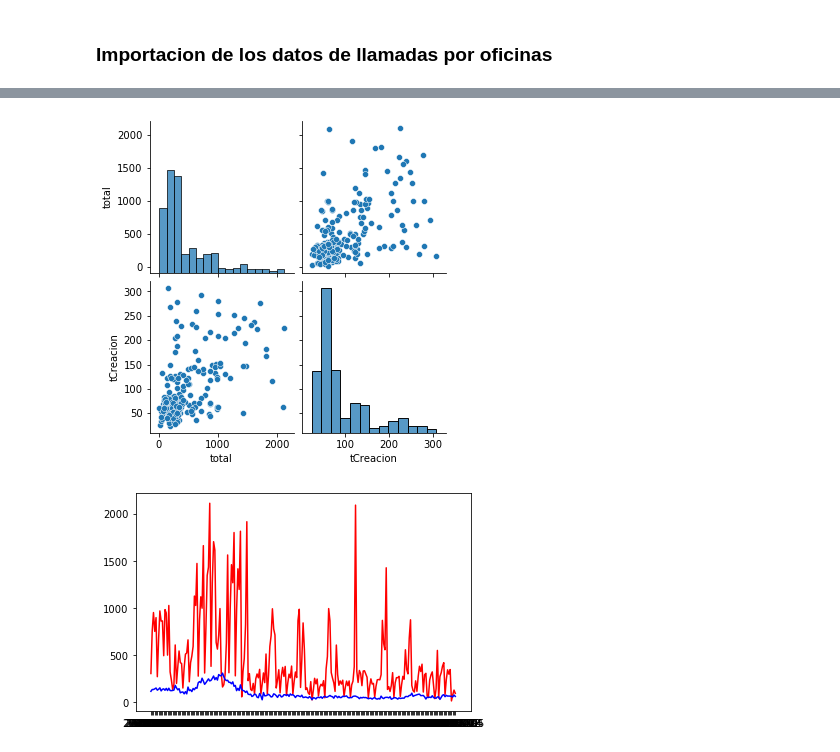
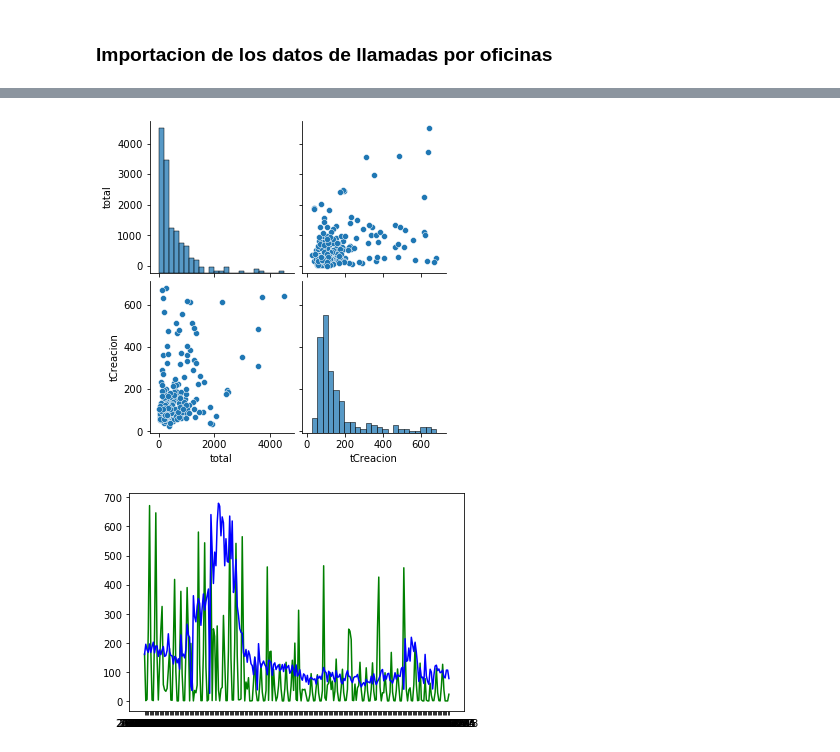
Before and after one commit to toniet/TFG, a Jupyter notebook: TFM_MVP.ipynb, the cells around one changed output, grey strips where cells are left out. Cells and saved outputs as stored; diff of their text form; code cells hidden in the pictures.

```diff
--- a/TFM_MVP.ipynb
+++ b/TFM_MVP.ipynb
@@ -61,14 +61,16 @@ def updateDate(s):
     nDate = np.nan
     ## Arreglar los 24H
     if s['Código servicio'] in envio24h:
-        nDate = s['Fecha envío'] + datetime.timedelta(days=1)
+        nDate = s['Fecha envío'] + datetime.timedelta(days=4)
     elif s['Código servicio'] in envio48h:
-        nDate = s['Fecha envío'] + datetime.timedelta(days=2)
+        nDate = s['Fecha envío'] + datetime.timedelta(days=5)
     else:
-        nDate = s['Fecha envío'] + datetime.timedelta(days=3)
+        nDate = s['Fecha envío'] + datetime.timedelta(days=6)
 
     if nDate.isoweekday() == 7:
         nDate = nDate + datetime.timedelta(days=1)
+    elif nDate.isoweekday() == 6:
+        nDate = nDate + datetime.timedelta(days=2)
 
     return nDate
 # %%
@@ -140,5 +142,5 @@ encoded_df.columns = encoder.categories_[0]
 # %%
-train = pd.concat([train,encoded_df], axis=1)
+#train = pd.concat([train,encoded_df], axis=1)
 # %%
 encoder = OneHotEncoder(handle_unknown='ignore')
 enc = train[['Código postal']]
@@ -169,6 +175,6 @@ df_calls = pd.read_csv('data/calls.csv')
 # %%
 df_calls = df_calls[['tCreacion','tInicio','tFinal','idCampanya']]
-df_calls.drop(df_calls.index[df_calls['tInicio'].isnull()], inplace=True)
+#df_calls.drop(df_calls.index[df_calls['tInicio'].isnull()], inplace=True)
 df_calls
 # %% [output]
 |  | tCreacion | tInicio | tFinal | idCampanya |
@@ -253,13 +231,25 @@ df_subtotal
 # %%
 sns.pairplot(df_subtotal);
 # %% [output]
-[figure, old version]
+[figure, new version]
 # %%
 x=df_subtotal['index']
 envios=df_explore['total']
 llamadas=df_explore['tCreacion']
+
+envio24h = df_explore['Urgente 8:30'] + df_explore['Urgente 10'] + df_explore['Urgente 12'] + \
+    df_explore['Urgente 14'] + df_explore['Urgente 19'] + df_explore['Urgente 8:30 expedición'] + \
+    df_explore['Urgente 10 expedición'] + df_explore['Urgente 12 expedición'] + df_explore['Urgente 14 expedición'] + \
+    df_explore['Urgente 19 expedición'] + df_explore['Urgente hoy'] + df_explore['Burofax'] + \
+    df_explore['Documentos 14'] + df_explore['Mascotas'] + df_explore['Bag 14'] + \
+    df_explore['Bag 19'] + df_explore['Express documentos']
+
+envio48h = df_explore['Económico'] + df_explore['E-commerce'] + df_explore['Mrw economy (ecopaq)'] + \
+    df_explore['Retorno canje']
+
+maritimo = df_explore[['Marítimo baleares']]
 # %%
-plt.plot(x, envios, c='red');
+plt.plot(x, envio24h, c='green')
 plt.plot(x, llamadas, c='blue');
 # %% [output]
-[figure, old version]
+[figure, new version]
```
Also changed, not shown: parts of 10 cells of this notebook.
